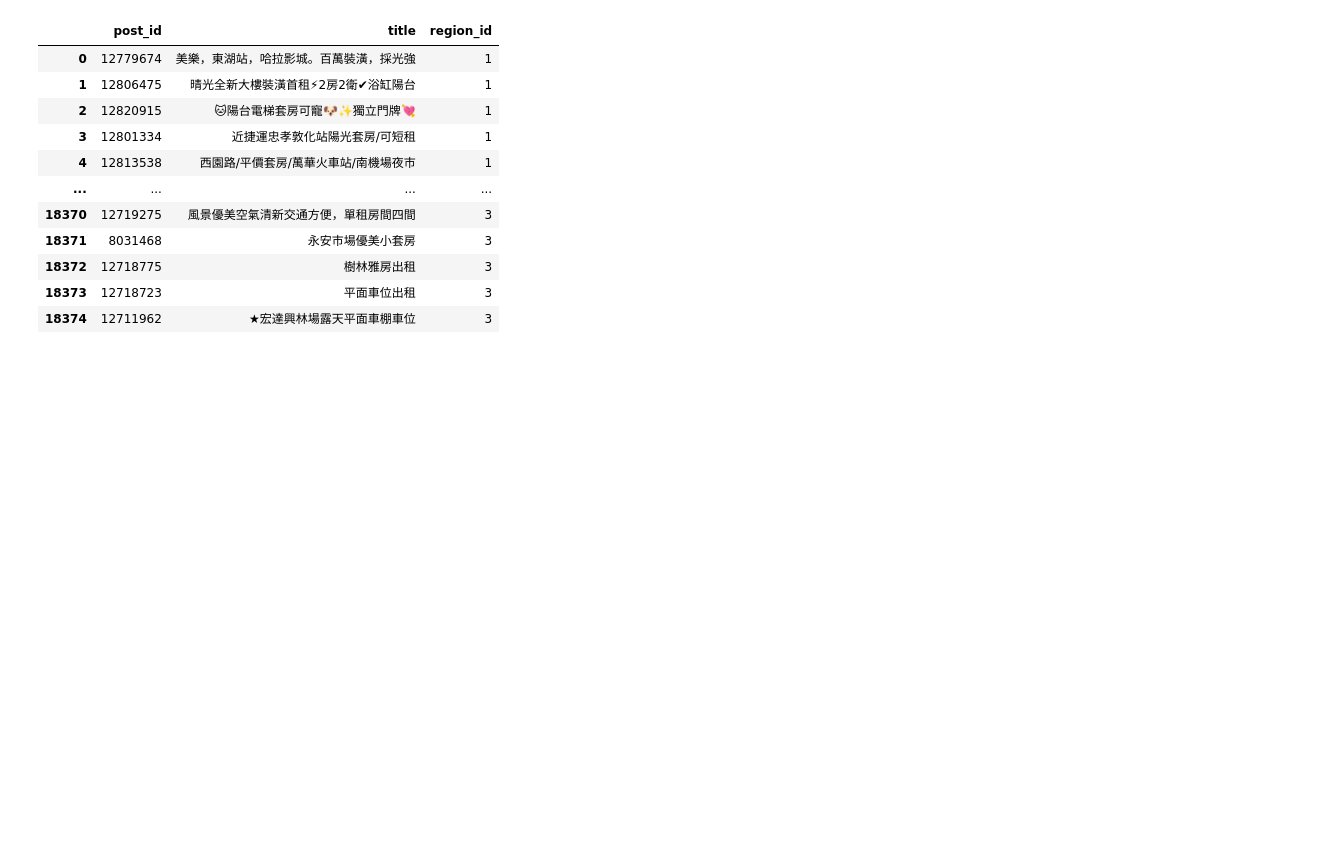
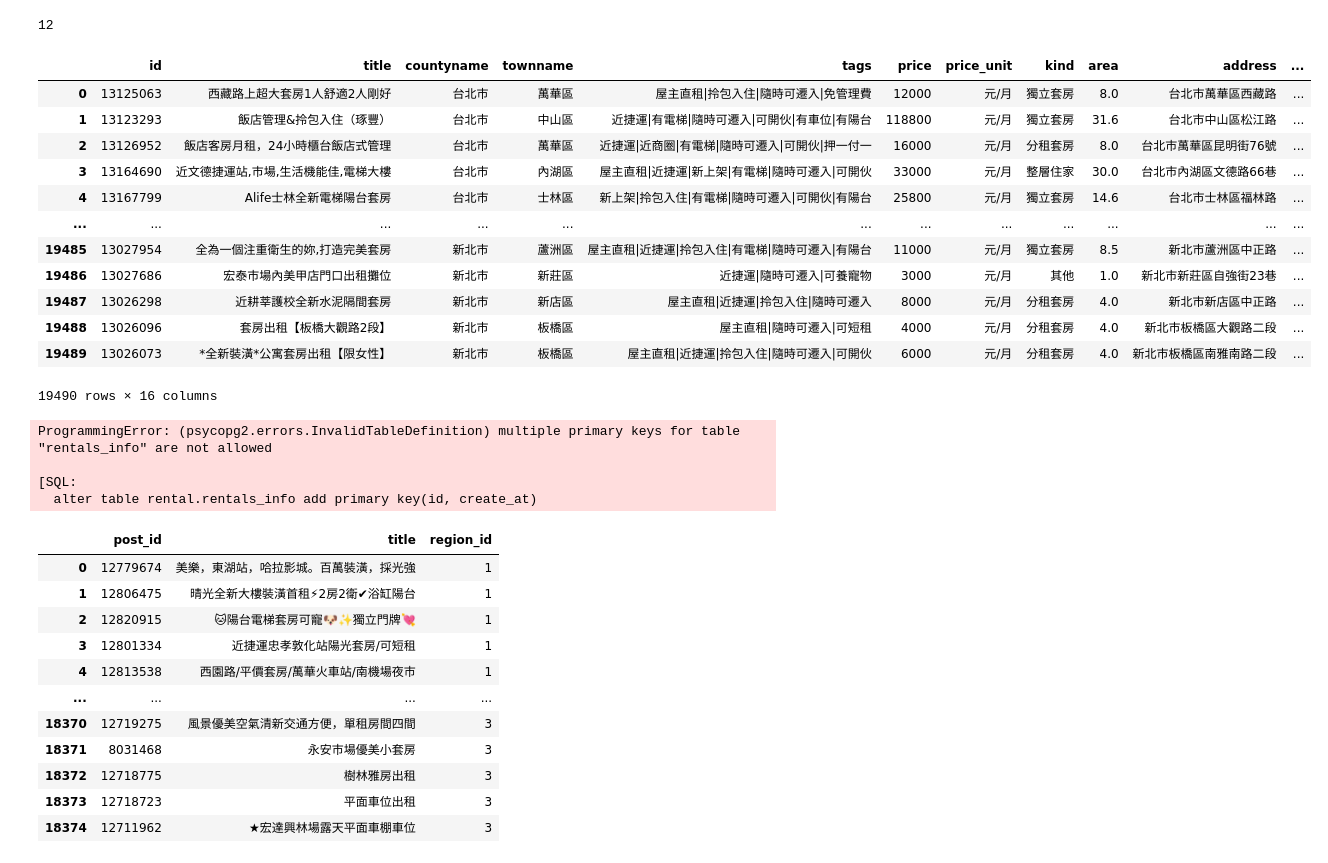
Before and after one commit to GallonShih/BlackHead, a Jupyter notebook: DA_Rental_Market/crawler.ipynb, the cells around one changed output. Cells and saved outputs as stored; diff of their text form; code cells hidden in the pictures; blank space fills up the shorter version.

```diff
--- a/DA_Rental_Market/crawler.ipynb
+++ b/DA_Rental_Market/crawler.ipynb
@@ -233,3 +231,7 @@ df_rentals_detail = crawler.df_rentals_detail.copy()
+# %%
+len(df_rentals_detail.query('id == 13125063').desc.values[0])
+# %% [output]
+12
 # %%
 df_rentals_detail_type = {
     'id': BigInteger,
@@ -254,6 +256,42 @@ df_rentals_detail.to_sql(name='rentals_info',
                     index=False,
                     dtype=df_rentals_detail_type,
                     con=rental_conn)
+# %%
+df = pd.read_sql("""
+  select *
+  from rental.rentals_detail
+""", con=rental_conn)
+# %%
+df
+# %% [output]
+|  | id | title | countyname | townname | tags | price | price_unit | kind | area | address | ... |
+| 0 | 13125063 | 西藏路上超大套房1人舒適2人剛好 | 台北市 | 萬華區 | 屋主直租|拎包入住|隨時可遷入|免管理費 | 12000 | 元/月 | 獨立套房 | 8.0 | 台北市萬華區西藏路 | ... |
+| 1 | 13123293 | 飯店管理&拎包入住（琢豐） | 台北市 | 中山區 | 近捷運|有電梯|隨時可遷入|可開伙|有車位|有陽台 | 118800 | 元/月 | 獨立套房 | 31.6 | 台北市中山區松江路 | ... |
+| 2 | 13126952 | 飯店客房月租，24小時櫃台飯店式管理 | 台北市 | 萬華區 | 近捷運|近商圈|有電梯|隨時可遷入|可開伙|押一付一 | 16000 | 元/月 | 分租套房 | 8.0 | 台北市萬華區昆明街76號 | ... |
+| 3 | 13164690 | 近文德捷運站,市場,生活機能佳,電梯大樓 | 台北市 | 內湖區 | 屋主直租|近捷運|新上架|有電梯|隨時可遷入|可開伙 | 33000 | 元/月 | 整層住家 | 30.0 | 台北市內湖區文德路66巷 | ... |
+| 4 | 13167799 | Alife士林全新電梯陽台套房 | 台北市 | 士林區 | 新上架|拎包入住|有電梯|隨時可遷入|可開伙|有陽台 | 25800 | 元/月 | 獨立套房 | 14.6 | 台北市士林區福林路 | ... |
+| ... | ... | ... | ... | ... | ... | ... | ... | ... | ... | ... | ... |
+| 19485 | 13027954 | 全為一個注重衛生的妳,打造完美套房 | 新北市 | 蘆洲區 | 屋主直租|近捷運|拎包入住|有電梯|隨時可遷入|有陽台 | 11000 | 元/月 | 獨立套房 | 8.5 | 新北市蘆洲區中正路 | ... |
+| 19486 | 13027686 | 宏泰市場內美甲店門口出租攤位 | 新北市 | 新莊區 | 近捷運|隨時可遷入|可養寵物 | 3000 | 元/月 | 其他 | 1.0 | 新北市新莊區自強街23巷 | ... |
+| 19487 | 13026298 | 近耕莘護校全新水泥隔間套房 | 新北市 | 新店區 | 屋主直租|近捷運|拎包入住|隨時可遷入 | 8000 | 元/月 | 分租套房 | 4.0 | 新北市新店區中正路 | ... |
+| 19488 | 13026096 | 套房出租【板橋大觀路2段】 | 新北市 | 板橋區 | 屋主直租|隨時可遷入|可短租 | 4000 | 元/月 | 分租套房 | 4.0 | 新北市板橋區大觀路二段 | ... |
+| 19489 | 13026073 | *全新裝潢*公寓套房出租【限女性】 | 新北市 | 板橋區 | 屋主直租|近捷運|拎包入住|隨時可遷入|可開伙 | 6000 | 元/月 | 分租套房 | 4.0 | 新北市板橋區南雅南路二段 | ... |
+19490 rows × 16 columns
+# %%
+# truncate table rental.rentals
+
+# rental_conn.execute("""
+#   truncate table rental.rentals_info
+# """)
+
+rental_conn.execute("""
+  alter table rental.rentals_info add primary key(id, create_at)
+""")
+# %% [output]
+ProgrammingError: (psycopg2.errors.InvalidTableDefinition) multiple primary keys for table "rentals_info" are not allowed
+
+[SQL:
+  alter table rental.rentals_info add primary key(id, create_at)
 # %%
 crawler.df_rentals
 # %% [output]
```
Also changed, not shown: parts of 4 cells of this notebook, 3 other files.
